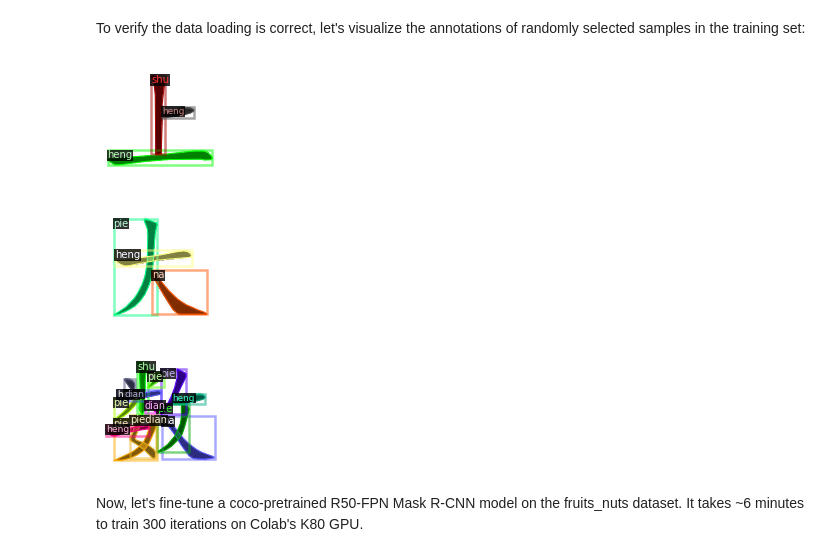
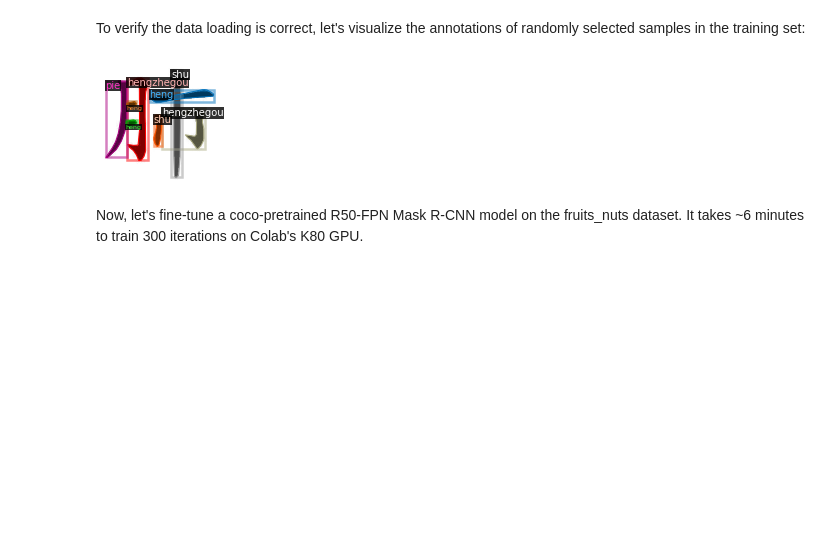
Before and after one commit to SiHanWang2Developer/data, a Jupyter notebook: 笔画addPointRendnet.ipynb, the cells around one changed output. Cells and saved outputs as stored; diff of their text form; code cells hidden in the pictures; blank space fills up the shorter version.

```diff
--- a/笔画addPointRendnet.ipynb
+++ b/笔画addPointRendnet.ipynb
@@ -126,15 +145,13 @@ To verify the data loading is correct, let's visualize the annotations of random
 # %%
 #笔画数据集
 import random
-for d in random.sample(wanzhengdataset_dicts, 3):
+for d in random.sample(wanzhengdataset_dicts, 1):
     img = cv2.imread(d["file_name"])
     visualizer = Visualizer(img[:, :, ::-1], metadata=wanzheng_metadata, scale=0.5)
     vis = visualizer.draw_dataset_dict(d)
     cv2_imshow(vis.get_image()[:, :, ::-1])
 # %% [output]
-[figure, old version]
+[figure, new version]
-[figure, removed]
-[figure, removed]
 # %% [markdown]
 Now, let's fine-tune a coco-pretrained R50-FPN Mask R-CNN model on the fruits_nuts dataset. It takes ~6 minutes to train 300 iterations on Colab's K80 GPU.
 # %%
```
Also changed, not shown: parts of 7 cells of this notebook.
